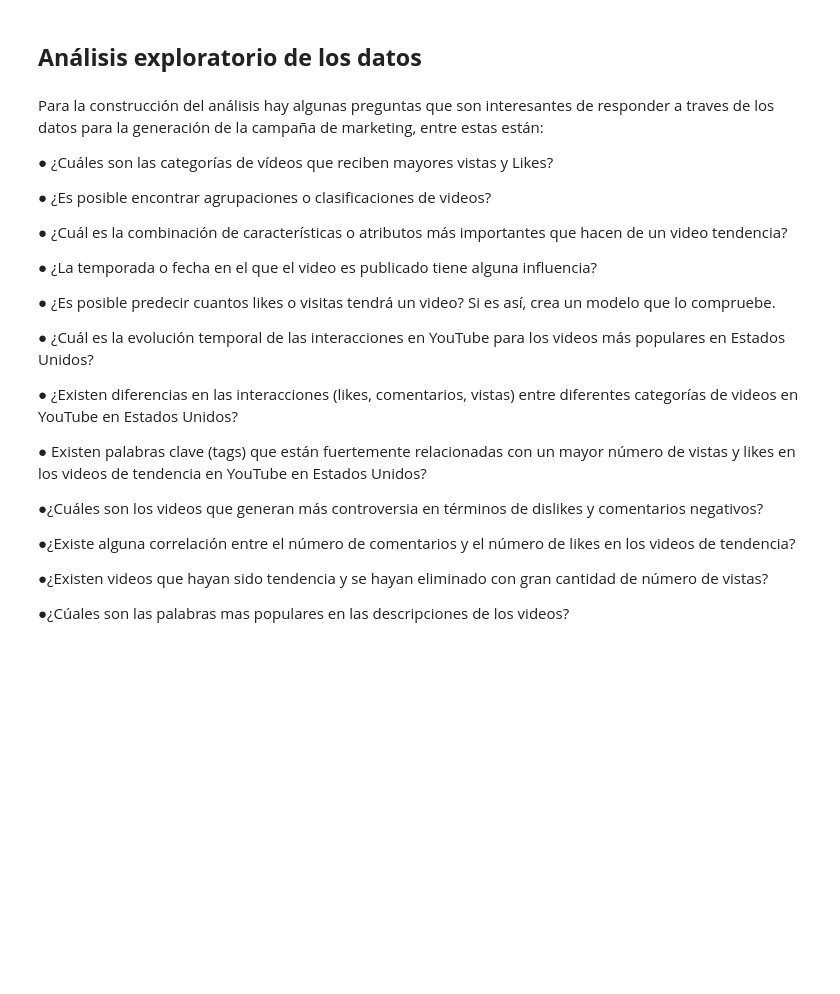
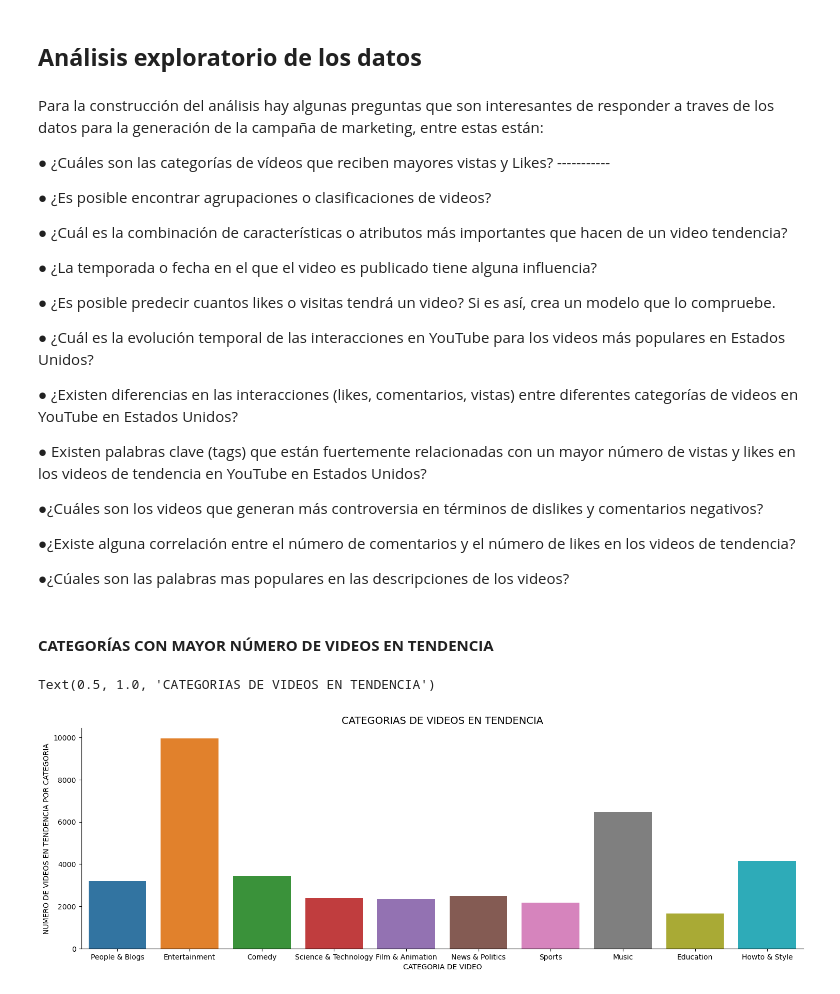
Before and after one commit to lauracamilaballesteros/proyecto-youtube, a Jupyter notebook: proyecto.ipynb, the cells around one changed output. Cells and saved outputs as stored; diff of their text form; code cells hidden in the pictures; blank space fills up the shorter version.

```diff
--- a/proyecto.ipynb
+++ b/proyecto.ipynb
@@ -226,6 +226,8 @@ with open(path_id_category, 'r') as f:
     data = json.load(f)
     for category in data['items']:
         name_category[category['id']] = category['snippet']['title']
+
+name_category = {int(key): value for key, value in name_category.items()}
 # %%
 #Insertar en el dataframe
 name_category
@@ -250,6 +252,5 @@ name_category
 # %%
- df_clean.insert(17
-                 , 'name_category', df_clean['category_id'].map(name_category))
+df_clean['category_name'] = df_clean['category_id'].map(name_category)
 # %%
 df_clean.head()
 # %% [output]
@@ -266,7 +267,7 @@ Para la construcción del análisis hay algunas preguntas que son interesantes d
 la generación de la campaña de marketing, entre estas están:
 
 ● ¿Cuáles son las categorías de vídeos que reciben mayores vistas y
-Likes?
+Likes? -----------
 
 ● ¿Es posible encontrar agrupaciones o clasificaciones de videos?
 
@@ -294,6 +295,18 @@ negativos?
 ●¿Existe alguna correlación entre el número de comentarios y el número de likes en los videos de
 tendencia?
 
-●¿Existen videos que hayan sido tendencia y se hayan eliminado con gran cantidad de número de vistas?
 
 ●¿Cúales son las palabras mas populares en las descripciones de los videos?
+# %% [markdown]
+#### **CATEGORÍAS CON MAYOR NÚMERO DE VIDEOS EN TENDENCIA**
+# %%
+top_10_categories = df_clean['category_name'].value_counts().nlargest(10).index
+df_top_10_categories = df_clean[df_clean['category_name'].isin(top_10_categories)]
+palette = sns.color_palette('tab10', n_colors=len(top_10_categories))
+grid2 = sns.catplot(x='category_name', kind='count', data=df_top_10_categories, palette=palette, aspect=3)
+grid2.ax.set_xlabel('CATEGORIA DE VIDEO')
+grid2.ax.set_ylabel('NUMERO DE VIDEOS EN TENDENCIA POR CATEGORIA')
+grid2.ax.set_title('CATEGORIAS DE VIDEOS EN TENDENCIA', fontsize=14)
+# %% [output]
+Text(0.5, 1.0, 'CATEGORIAS DE VIDEOS EN TENDENCIA')
+[figure, added]
```
Also changed, not shown: parts of 10 cells of this notebook.
